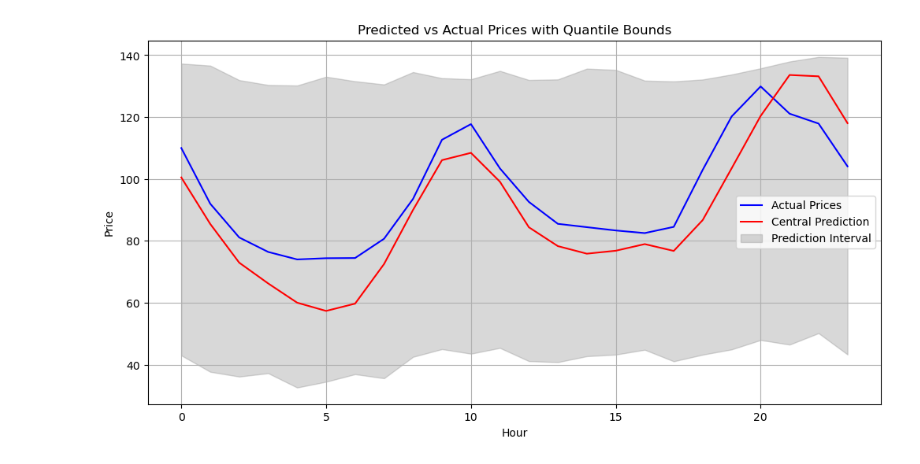
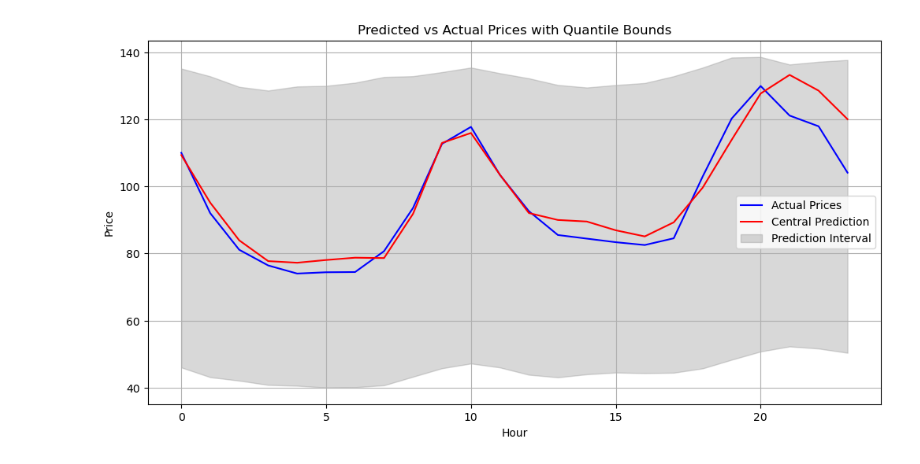
Before and after one commit to storralbod/deeplearning, a Jupyter notebook: model_functions/testteitur.ipynb, the cells around one changed output. Saved outputs shown, nothing was run; the diff lists cells and outputs as text; code cells hidden in the pictures.

Commit message:
formatted_data had demand, and testteitur uses it

```diff
--- a/model_functions/testteitur.ipynb
+++ b/model_functions/testteitur.ipynb
@@ -8,7 +8,7 @@ from torch.utils.data import DataLoader, TensorDataset
 import matplotlib.pyplot as plt
 
 # File paths
-file_path = '../formatted_data/formatted_data.csv'
+file_path = '../formatted_data/formatted_data_updated.csv'
 
 # Define input and output sequence lengths
 sequence_length = 336  # Use 2 weeks of history
@@ -42,7 +42,7 @@ feature_columns = [
     'Seville_temperature', 'Seville_wind_u_component', 'Seville_wind_v_component',
     'Talasol Solar (Solar)_temperature', 'Talasol Solar (Solar)_wind_u_component', 'Talasol Solar (Solar)_wind_v_component',
     'Talayuela Solar (Solar)_temperature', 'Talayuela Solar (Solar)_wind_u_component', 'Talayuela Solar (Solar)_wind_v_component',
-    'Valencia_temperature', 'Valencia_wind_u_component', 'Valencia_wind_v_component'
+    'Valencia_temperature', 'Valencia_wind_u_component', 'Valencia_wind_v_component', 'Demand'
 ]
 time_columns = ['Hour_Sin', 'Hour_Cos', 'Day_Sin', 'Day_Cos', 'Month_Sin', 'Month_Cos']
 target_column = 'DA'
@@ -199,7 +199,7 @@ X_test, y_test = X_test.to(device), y_test.to(device)
 
 
 # Training loop
-epochs = 50
+epochs = 200
 lambda_quantile = 2.0  # Increase to give more weight to quantile learning
 lambda_mse = 1.0  # Keep the central prediction weight
 reg_factor = 0.02  # Encourage tighter bounds
@@ -314,8 +314,8 @@ Epoch [10/50], Total Loss: 0.365355, Quantile Loss: 0.170837, MSE Loss: 0.005411
 Quantile predictions shape: torch.Size([576, 3, 24])
 True values shape: (576, 24)
 Central predictions shape: (576, 24)
 Quantile predictions rescaled shape: (576, 3, 24)
-[figure, old version]
+[figure, new version]
 # %%
 import numpy as np
 import matplotlib.pyplot as plt
```
Also changed, not shown: parts of 3 cells of this notebook, 4 other files.
